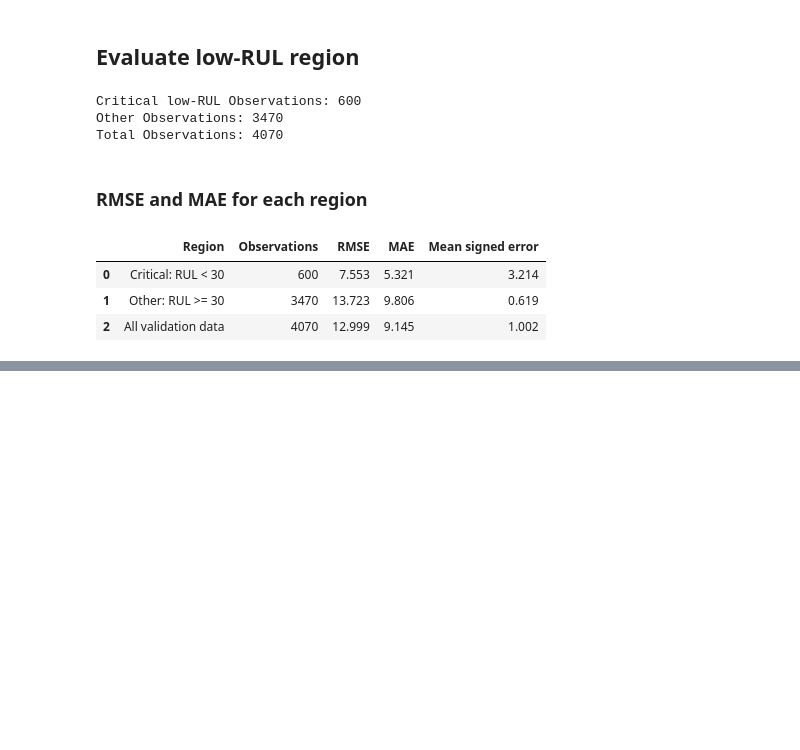
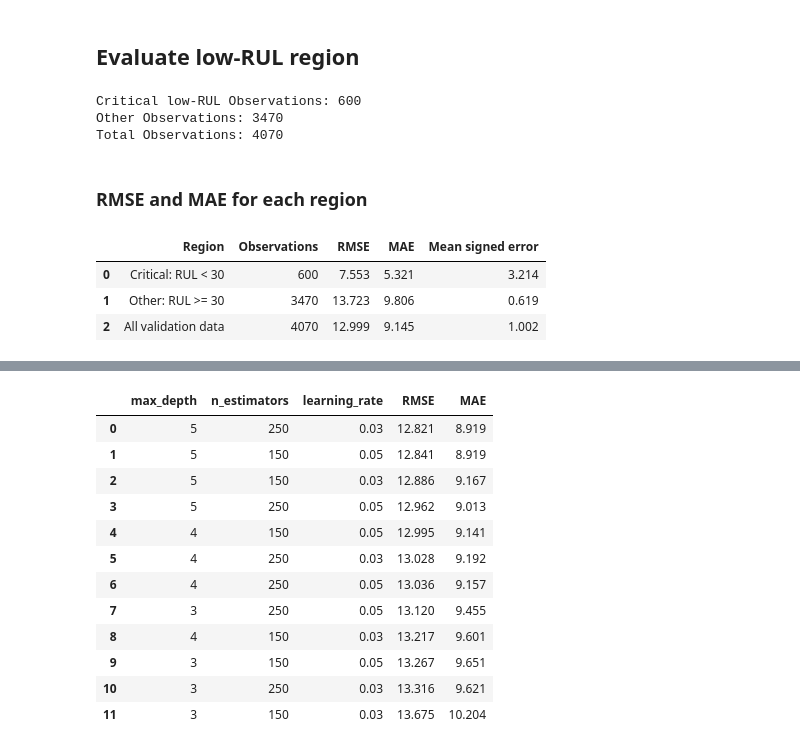
Before and after one commit to Bhav-creator452/predictive-maintenance-analyzer, a Jupyter notebook: notebooks/01_data_understanding.ipynb, the cells around one changed output, grey strips where cells are left out. Drawn from its saved outputs; the diff is of its cells as text; code cells hidden in the pictures; blank space fills up the shorter version.

```diff
--- a/notebooks/01_data_understanding.ipynb
+++ b/notebooks/01_data_understanding.ipynb
@@ -1804,0 +1857,69 @@ region_results.round(3)
+# %%
+
+# Fresh results for this experiment
+tuning_runs = []
+tuned_models_clean = {}
+
+for depth_candidate, tree_count_candidate, eta_candidate in product(
+    depth_values,
+    estimator_values,
+    learning_rate_values
+):
+    model = XGBRegressor(
+        objective="reg:squarederror",
+        max_depth=depth_candidate,
+        n_estimators=tree_count_candidate,
+        learning_rate=eta_candidate,
+        subsample=0.8,
+        colsample_bytree=0.8,
+        tree_method="hist",
+        random_state=42,
+        n_jobs=-1
+    )
+
+    model.fit(X_train, y_train)
+    predictions = model.predict(X_val)
+
+    rmse = np.sqrt(mean_squared_error(y_val, predictions))
+    mae = mean_absolute_error(y_val, predictions)
+
+    key = (
+        depth_candidate,
+        tree_count_candidate,
+        eta_candidate
+    )
+
+    tuned_models_clean[key] = {
+        "model": model,
+        "predictions": predictions
+    }
+
+    tuning_runs.append({
+        "max_depth": depth_candidate,
+        "n_estimators": tree_count_candidate,
+        "learning_rate": eta_candidate,
+        "RMSE": rmse,
+        "MAE": mae
+    })
+
+# Build a fresh results table
+tuning_df = pd.DataFrame(tuning_runs)
+
+unique_count = tuning_df[
+    ["max_depth", "n_estimators", "learning_rate"]
+].drop_duplicates().shape[0]
+
+print("Total configurations:", len(tuning_df))
+print("Unique configurations:", unique_count)
+print("Tree counts tested:", sorted(tuning_df["n_estimators"].unique()))
+
+assert len(tuning_df) == 12
+assert unique_count == 12
+assert set(tuning_df["n_estimators"]) == {150, 250}
+
+tuning_df = tuning_df.sort_values(
+    ["RMSE", "MAE"]
+).reset_index(drop=True)
+
+display(tuning_df.round(3))
+# %% [output]
@@ -1804,0 +1929,13 @@ region_results.round(3)
+|  | max_depth | n_estimators | learning_rate | RMSE | MAE |
+| 0 | 5 | 250 | 0.03 | 12.821 | 8.919 |
+| 1 | 5 | 150 | 0.05 | 12.841 | 8.919 |
+| 2 | 5 | 150 | 0.03 | 12.886 | 9.167 |
+| 3 | 5 | 250 | 0.05 | 12.962 | 9.013 |
+| 4 | 4 | 150 | 0.05 | 12.995 | 9.141 |
+| 5 | 4 | 250 | 0.03 | 13.028 | 9.192 |
+| 6 | 4 | 250 | 0.05 | 13.036 | 9.157 |
+| 7 | 3 | 250 | 0.05 | 13.120 | 9.455 |
+| 8 | 4 | 150 | 0.03 | 13.217 | 9.601 |
+| 9 | 3 | 150 | 0.05 | 13.267 | 9.651 |
+| 10 | 3 | 250 | 0.03 | 13.316 | 9.621 |
+| 11 | 3 | 150 | 0.03 | 13.675 | 10.204 |
```
Also changed, not shown: parts of 21 cells of this notebook, 1 other file.
